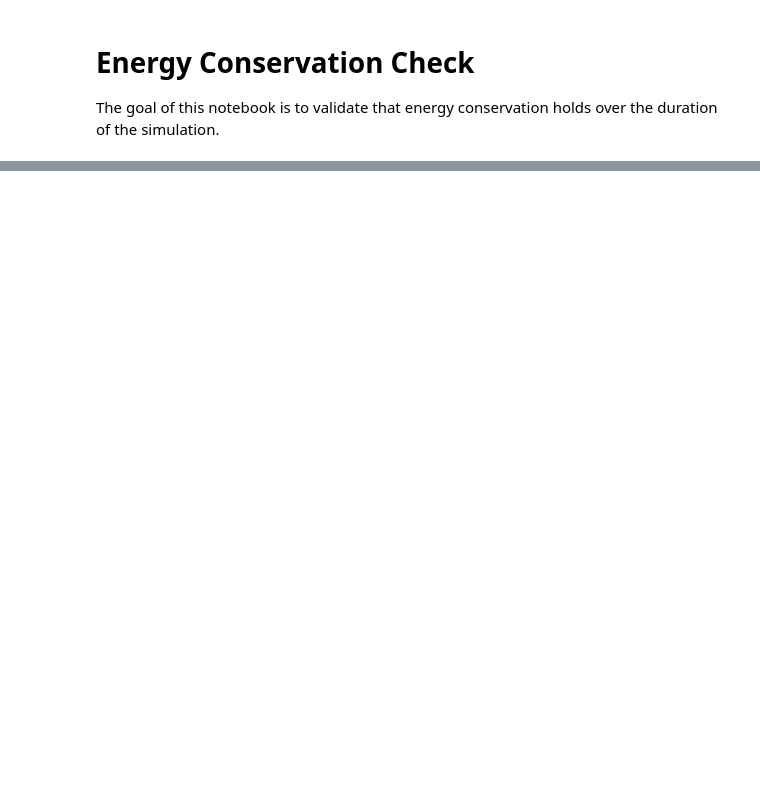
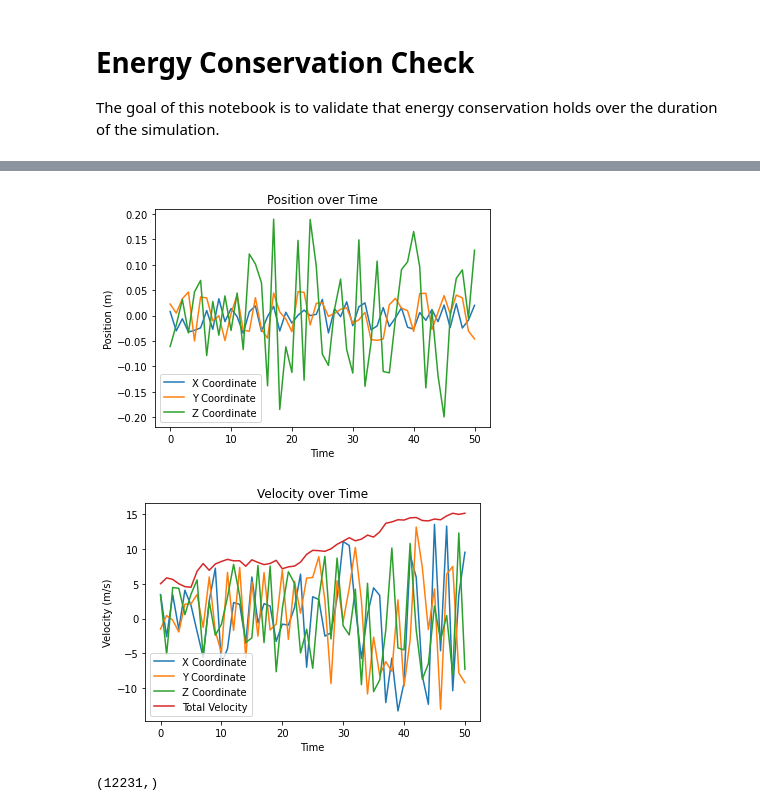
Before and after one commit to rtat-caltech/Spin-tracking, a Jupyter notebook: scripts/PhysicsSanityChecks/EnergyConservationCheck.ipynb, the cells around one changed output, grey strips where cells are left out. Cells and saved outputs as stored; diff of their text form; code cells hidden in the pictures; blank space fills up the shorter version.

```diff
--- a/scripts/PhysicsSanityChecks/EnergyConservationCheck.ipynb
+++ b/scripts/PhysicsSanityChecks/EnergyConservationCheck.ipynb
@@ -59,3 +83,3 @@ iter 0, duration 1000, 3019
 # %%
-diffuseResults = nedmSim.readInOutputFile(outputNameDiffuse)
-specularResults= nedmSim.readInOutputFile(outputNameSpecular)
+diffuseResults = nedmSim.readInOutputFile(outputNameDiffuse, pad=3)
+specularResults= nedmSim.readInOutputFile(outputNameSpecular, pad=3)
@@ -92,0 +127,31 @@ plt.show()
+# %%
+badParticle = 0
+path = diffuseResults[1]['x'][:,badParticle,:]
+time = np.arange(path.shape[0])
+plt.plot(time, path[:,0], label='X Coordinate')
+plt.plot(time, path[:,1], label='Y Coordinate')
+plt.plot(time, path[:,2], label='Z Coordinate')
+plt.legend()
+plt.xlabel("Time")
+plt.ylabel('Position (m)')
+plt.title('Position over Time')
+plt.show()
+
+path = diffuseResults[1]['v'][:,badParticle,:]
+time = np.arange(path.shape[0])
+plt.plot(time, path[:,0], label='X Coordinate')
+plt.plot(time, path[:,1], label='Y Coordinate')
+plt.plot(time, path[:,2], label='Z Coordinate')
+plt.plot(time, np.sqrt(np.sum(np.square(path), axis=1)), label='Total Velocity')
+plt.legend()
+plt.xlabel("Time")
+plt.ylabel('Velocity (m/s)')
+plt.title('Velocity over Time')
+plt.show()
+# %% [output]
+[figure, added]
+[figure, added]
+# %%
+goodSpecular[:,0].shape
+# %% [output]
+(12231,)
```
Also changed, not shown: parts of 9 cells of this notebook, 24 other files.
